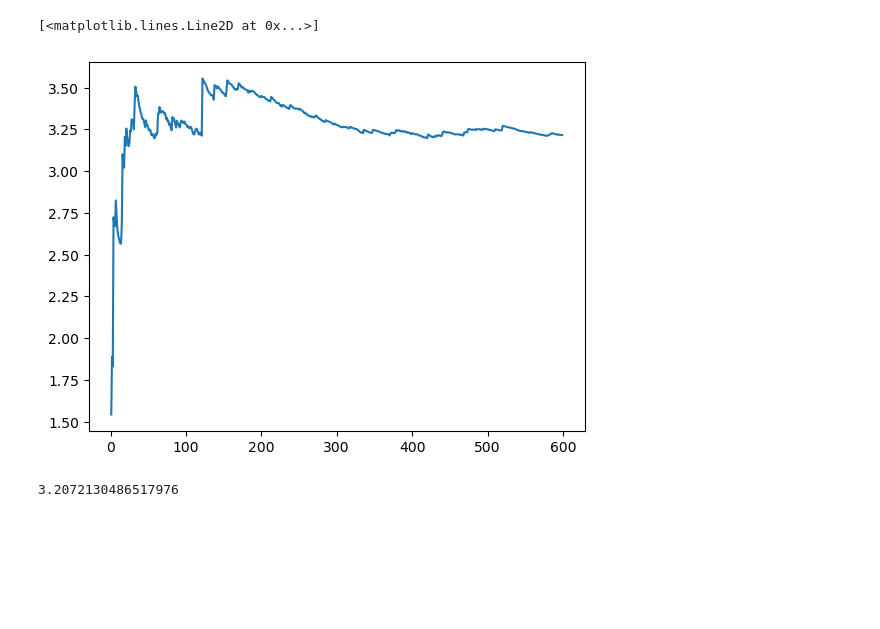
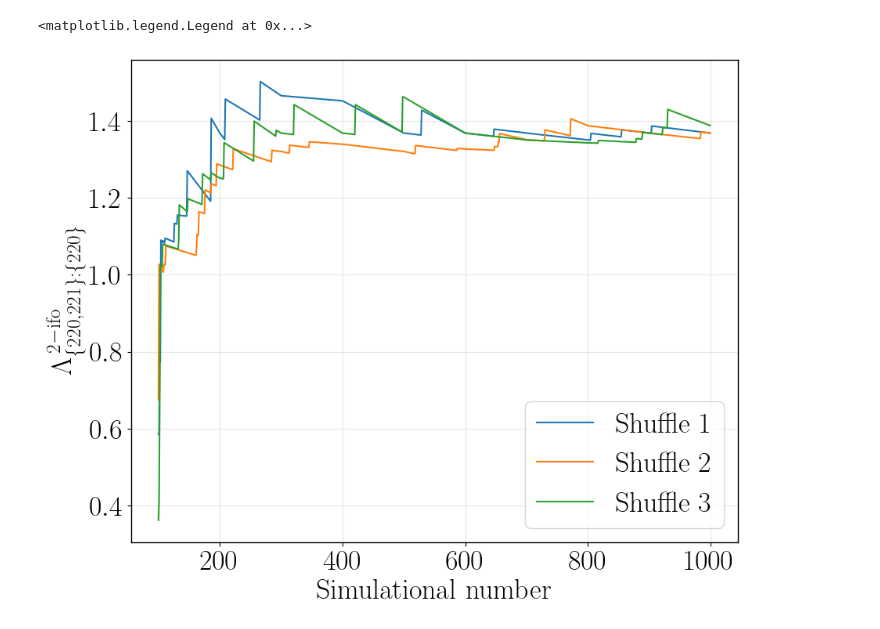
Before and after one commit to Lu-Neil/qnm_filter, a Jupyter notebook: code_demo/overfiltering_thresholds/O4_design/simulation_number.ipynb, the cells around one changed output. Drawn from its saved outputs; the diff is of its cells as text; code cells hidden in the pictures; blank space fills up the shorter version.

```diff
--- a/code_demo/overfiltering_thresholds/O4_design/simulation_number.ipynb
+++ b/code_demo/overfiltering_thresholds/O4_design/simulation_number.ipynb
@@ -49,18 +45,0 @@ Text(0, 0.5, 'BF threshold')
-# %%
-BF = evidence_filt-evidence_inj
-thresh_arr = []
-std_arr = []
-idx_arr = range(len(BF))
-for i in idx_arr:
-    temp = BF[0:i+1]
-    thresh = np.median(temp) + 3*np.std(temp)
-    thresh_arr.append(thresh)
-for i in idx_arr:
-    std_arr.append(np.std(thresh_arr[0:i]))
-
-thresh_arr = np.asarray(thresh_arr)
-std_arr = np.asarray(std_arr)
-pl.plot(idx_arr, thresh_arr)
-pl.fill_between(idx_arr, thresh_arr+std_arr, thresh_arr-std_arr, color='tab:blue', alpha=0.2)
-pl.xlabel("Simulation number")
-pl.ylabel("BF threshold")
@@ -114,16 +46,17 @@ pl.axhline(temp_med+3*temp_std, c='orange', ls='--')
 # %%
-np.random.shuffle(BF)
-thresh_arr = []
-idx_arr = range(600)
-for i in idx_arr:
-    temp = BF[0:i]
-    thresh = np.median(temp) + 3*np.std(temp)
-    thresh_arr.append(thresh)
-pl.plot(idx_arr, thresh_arr)
+for idx0 in range(3):
+    np.random.shuffle(BF)
+    thresh_arr = []
+    idx_arr = np.arange(900)
+    for idx1 in idx_arr:
+        temp = BF[0:1+idx1]
+        thresh = np.quantile(temp, 0.99)
+        thresh_arr.append(thresh)
+    pl.plot(idx_arr+100, thresh_arr, label = f"Shuffle {idx0+1}")
+
+pl.xlabel("Simulational number")
+pl.ylabel(r"$\Lambda_{\{220,221\}:\{220\}}^{\rm \: 2-ifo}$")
+pl.legend()
 # %% [output]
-[<matplotlib.lines.Line2D at 0x...>]
+<matplotlib.legend.Legend at 0x...>
-[figure, old version]
+[figure, new version]
-# %%
-temp_med
-# %% [output]
-3.2072130486517976
```
Also changed, not shown: parts of 13 cells of this notebook, 34 other files.
